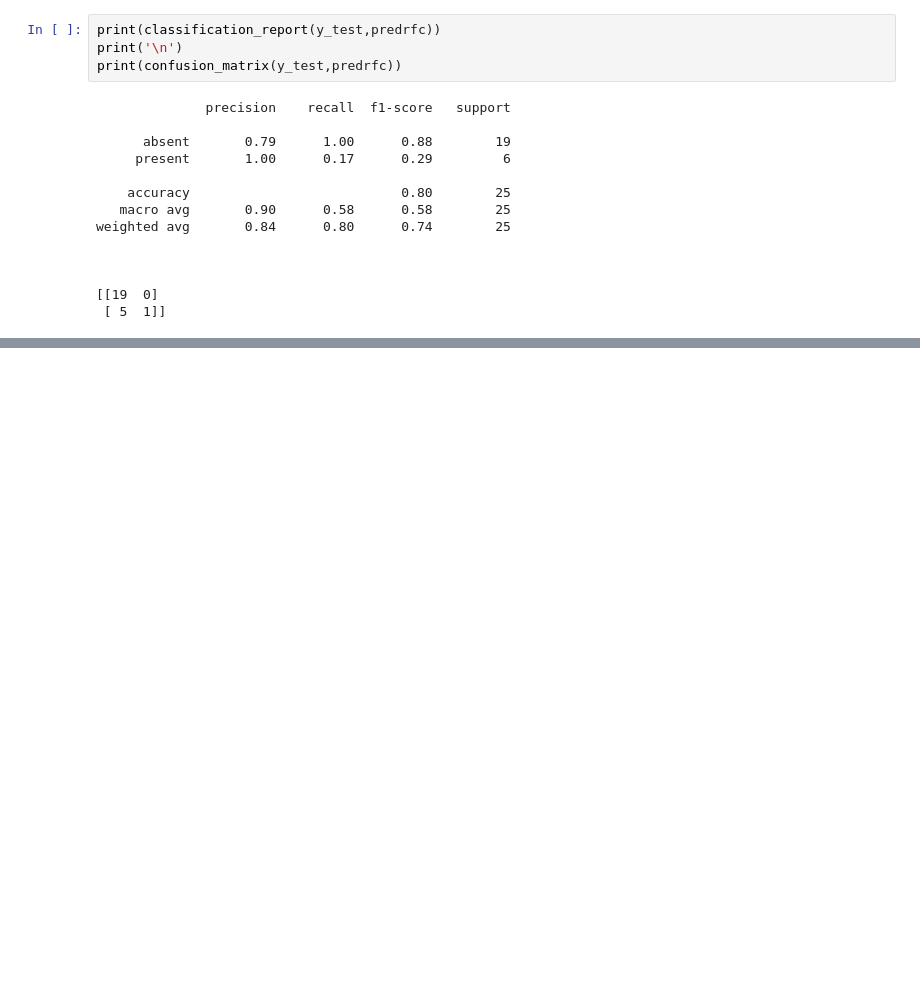
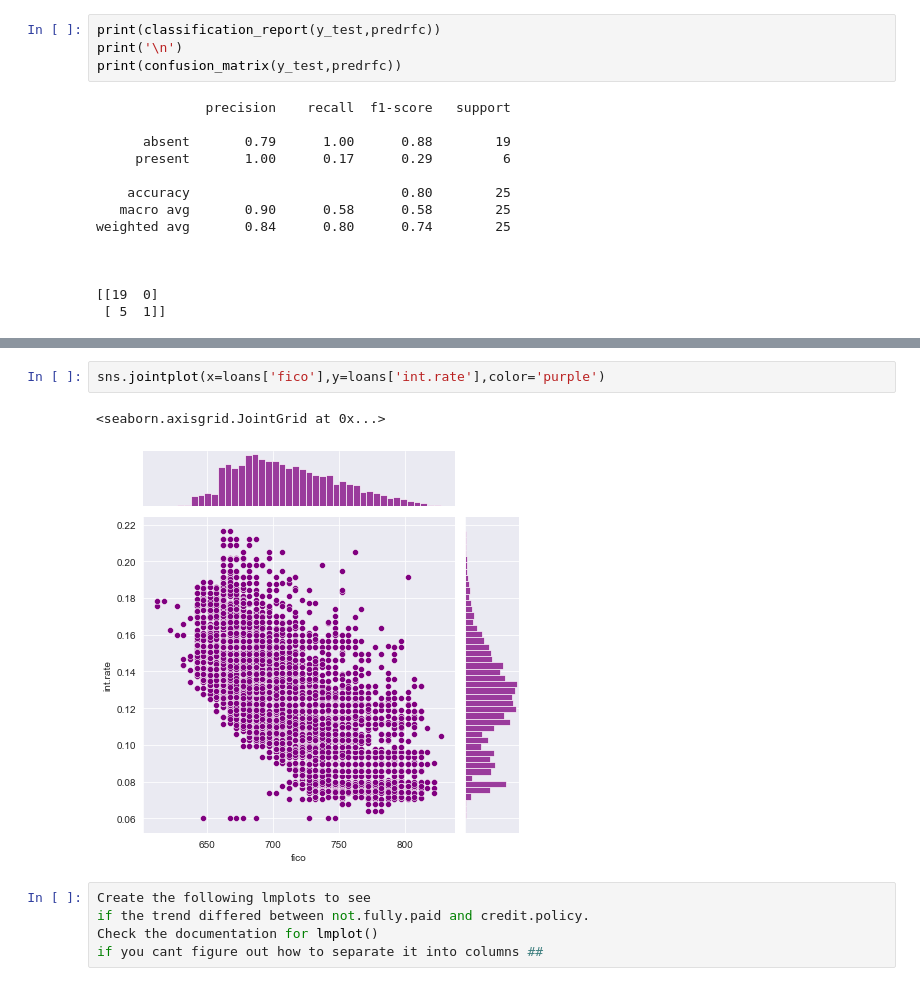
Before and after one commit to Sojiknight/ML-, a Jupyter notebook: Decision Trees and Random Forests.ipynb, the cells around one changed output, grey strips where cells are left out. Drawn from its saved outputs; the diff is of its cells as text; blank space fills up the shorter version.

```diff
--- a/Decision Trees and Random Forests.ipynb
+++ b/Decision Trees and Random Forests.ipynb
@@ -126,0 +200,10 @@ weighted avg       0.84      0.80      0.74        25
+# %%
+sns.jointplot(x=loans['fico'],y=loans['int.rate'],color='purple')
+# %% [output]
+<seaborn.axisgrid.JointGrid at 0x...>
+[figure, added]
+# %%
+Create the following lmplots to see
+if the trend differed between not.fully.paid and credit.policy.
+Check the documentation for lmplot()
+if you cant figure out how to separate it into columns ##
```
Also changed, not shown: parts of 28 cells of this notebook.
